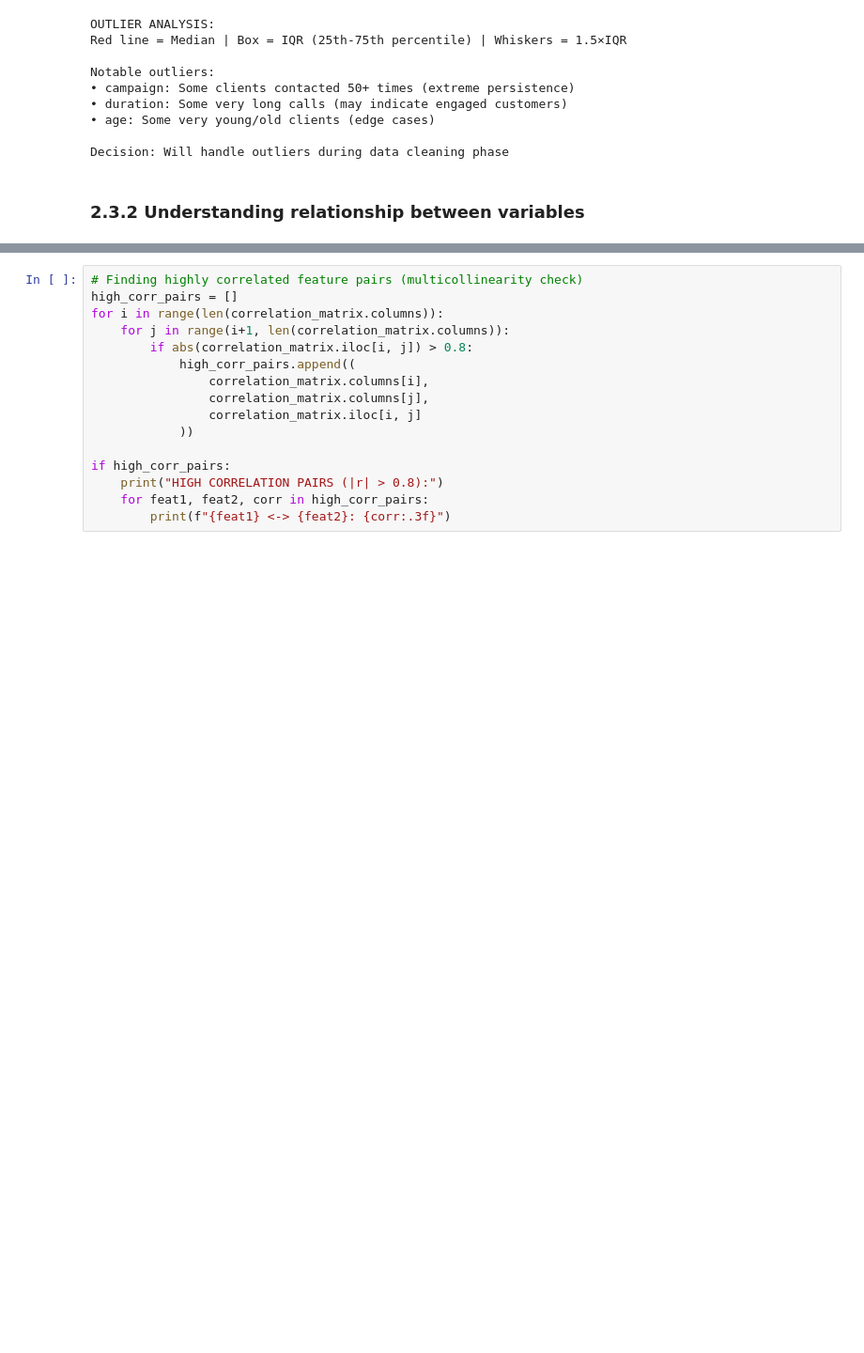
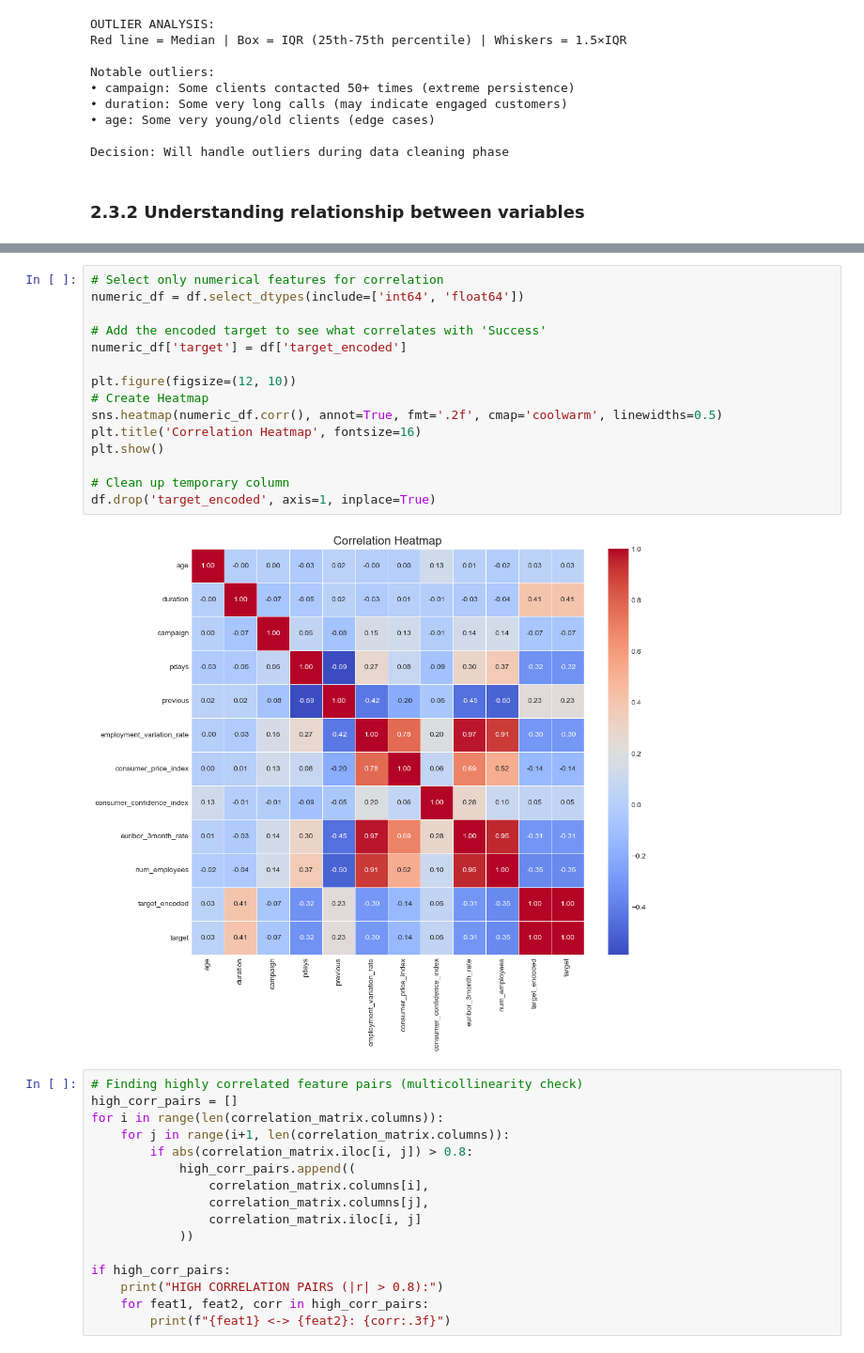
Before and after one commit to isabellakeh/machine-learning-bank, a Jupyter notebook: MLDP Program Codes Submission Template.ipynb, the cells around one changed output, grey strips where cells are left out. Shown at 94% size. Drawn from its saved outputs; the diff is of its cells as text; blank space fills up the shorter version.

```diff
--- a/MLDP Program Codes Submission Template.ipynb
+++ b/MLDP Program Codes Submission Template.ipynb
@@ -646,3 +688,20 @@ df_encoded['y'] unique: [0]
+# %%
+# Select only numerical features for correlation
+numeric_df = df.select_dtypes(include=['int64', 'float64'])
+
+# Add the encoded target to see what correlates with 'Success'
+numeric_df['target'] = df['target_encoded']
+
+plt.figure(figsize=(12, 10))
+# Create Heatmap
+sns.heatmap(numeric_df.corr(), annot=True, fmt='.2f', cmap='coolwarm', linewidths=0.5)
+plt.title('Correlation Heatmap', fontsize=16)
+plt.show()
+
+# Clean up temporary column
+df.drop('target_encoded', axis=1, inplace=True)
+# %% [output]
+[figure, added]
 # %%
 # Finding highly correlated feature pairs (multicollinearity check)
 high_corr_pairs = []
```
Also changed, not shown: parts of 9 cells of this notebook, 3 other files.
